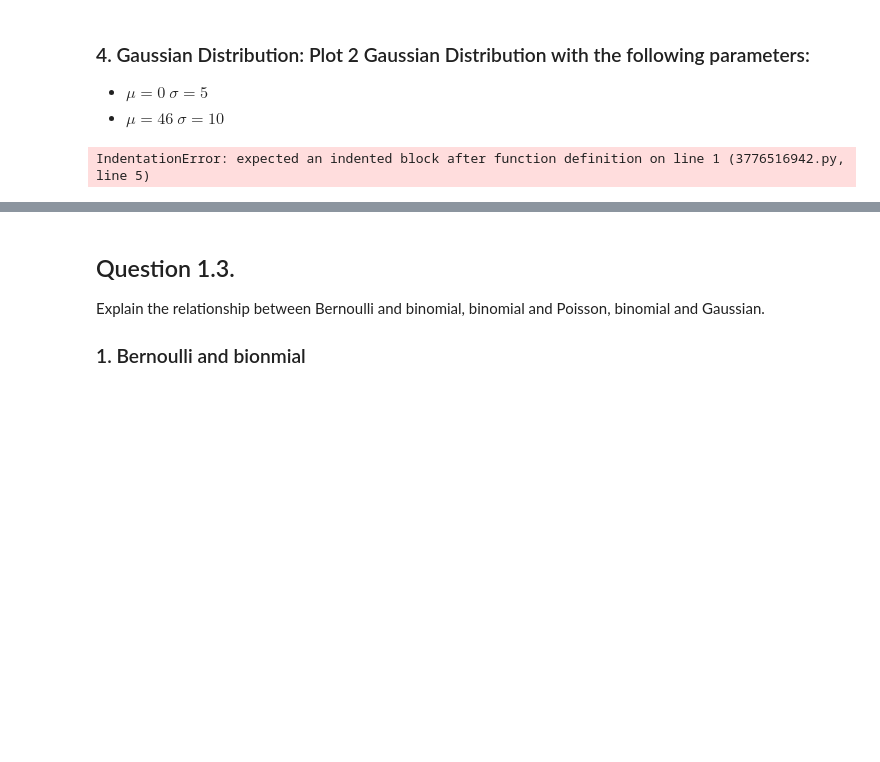
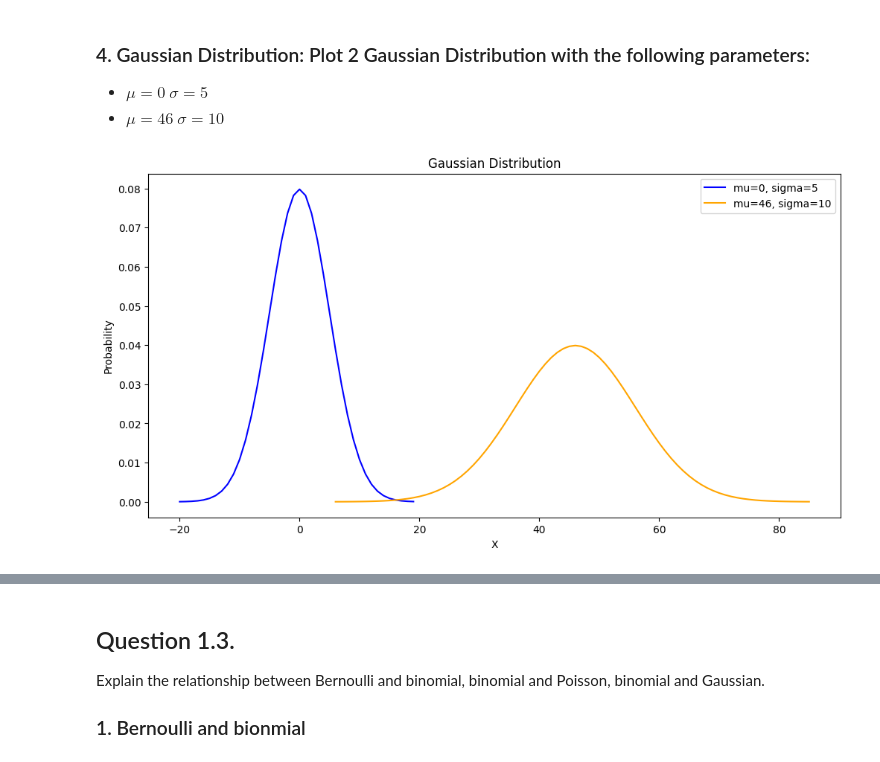
Before and after one commit to masprime77/PMI_homeworks, a Jupyter notebook: homework2_student_v1.ipynb, the cells around one changed output, grey strips where cells are left out. Drawn from its saved outputs; the diff is of its cells as text; code cells hidden in the pictures; blank space fills up the shorter version.

```diff
--- a/homework2_student_v1.ipynb
+++ b/homework2_student_v1.ipynb
@@ -225,10 +225,29 @@ Here explain the parameters of the Poisson distribution
    - $\mu = 46$ $\sigma=10$
 # %%
 def plt_gaussian():
-    #### YOUR SOLUTION HERE
+    mu1 = 0
+    mu2 = 46
+
+    sigma1 = 5
+    sigma2 = 10
+
+    k1 = range(mu1 - sigma1 * 4, mu1 + sigma1 * 4)
+    k2 = range(mu2 - sigma2 * 4, mu2 + sigma2 * 4)
+
+    plot1 = [gaussian(x, mu1, sigma1) for x in k1]
+    plot2 = [gaussian(x, mu2, sigma2) for x in k2]
+
+    plt.figure(figsize=(12, 6))
+    plt.plot(k1, plot1, c='blue', label='mu=0, sigma=5')
+    plt.plot(k2, plot2, c='orange', label='mu=46, sigma=10')
+
+    plt.title('Gaussian Distribution')
+    plt.xlabel('X')
+    plt.ylabel('Probability')
+    plt.legend()
 
 
 plt_gaussian()
 # %% [output]
-IndentationError: expected an indented block after function definition on line 1 (3776516942.py, line 5)
+[figure, added]
 # %% [markdown]
```
Also changed, not shown: parts of 2 cells of this notebook.
